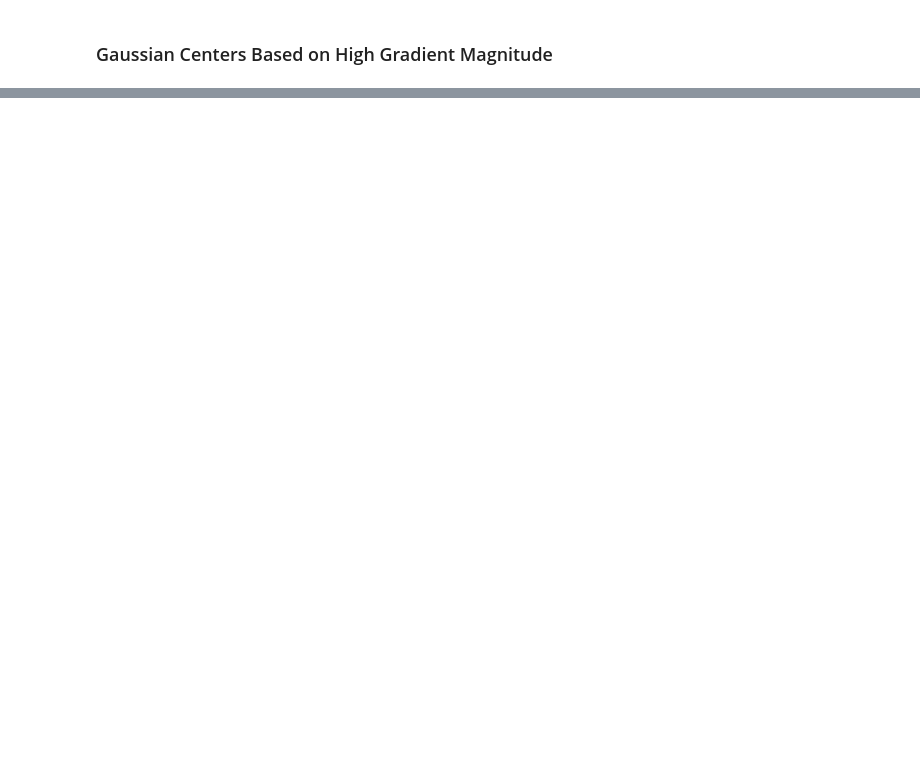
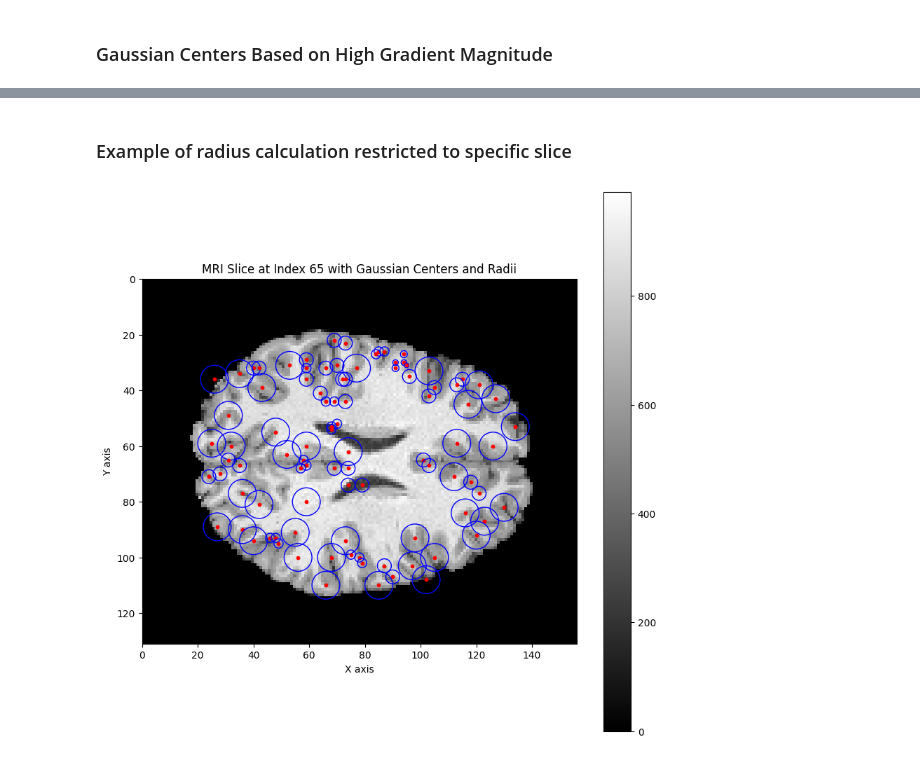
Before and after one commit to florinhegedus/mri_inr, a Jupyter notebook: notebooks/Gaussian.ipynb, the cells around one changed output, grey strips where cells are left out. Saved outputs shown, nothing was run; the diff lists cells and outputs as text; code cells hidden in the pictures; blank space fills up the shorter version.

```diff
--- a/notebooks/Gaussian.ipynb
+++ b/notebooks/Gaussian.ipynb
@@ -214,0 +291,30 @@ for i, center in enumerate(gaussian_centers):
+# %% [markdown]
+### Example of radius calculation restricted to specific slice
+# %%
+# Define a function to calculate the Euclidean distance between two points
+radii = calculate_gaussian_radii_kdtree(centers_in_slice)
+
+# Assuming the intensities are still calculated directly from the voxel values
+intensities = np.array([mri_volume[tuple(center)] for center in centers_in_slice])
+
+# Assuming we are still visualizing the same slice as before
+# And 'radii' contains the calculated radius for each Gaussian center
+
+plt.figure(figsize=(10, 10))
+plt.imshow(slice_image, cmap='gray', extent=[0, slice_image.shape[1], slice_image.shape[0], 0])
+plt.colorbar()
+plt.title(f'MRI Slice at Index {slice_index} with Gaussian Centers and Radii')
+
+# Plot Gaussian centers and their radii on the slice
+for center, radius in zip(centers_in_slice, radii):
+    # Convert the radius to a visual scale, if necessary
+    visual_radius = radius * 5  # Example scaling factor, adjust based on your specific visualization needs
+    circle = plt.Circle((center[1], center[0]), visual_radius, color='blue', fill=False)
+    plt.gca().add_artist(circle)
+    plt.scatter(center[1], center[0], color='red', s=10)  # Center marked as a red dot
+
+plt.xlabel('X axis')
+plt.ylabel('Y axis')
+plt.show()
+# %% [output]
+[figure, added]
```
Also changed, not shown: parts of 22 cells of this notebook, 1 other file.
